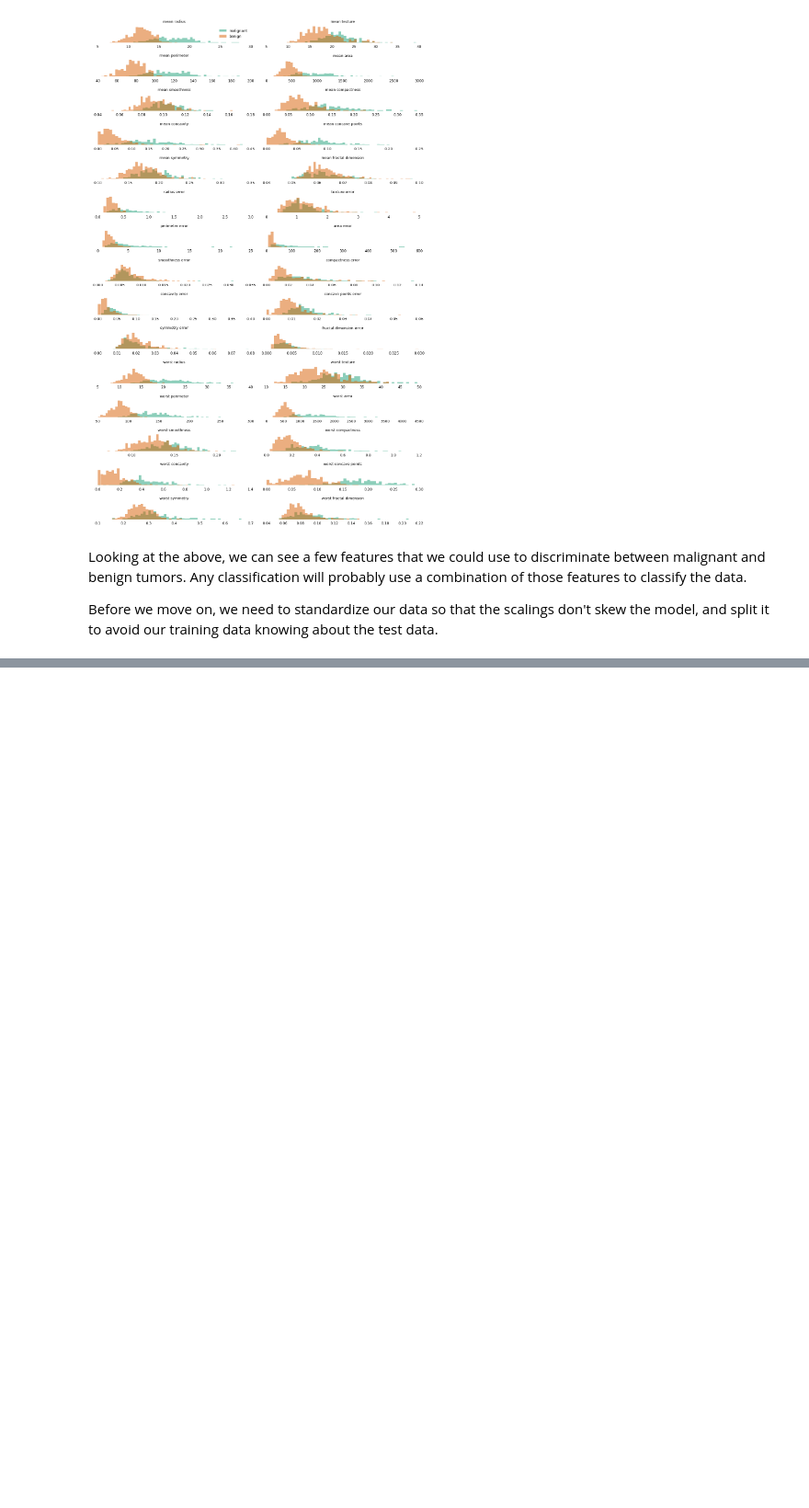
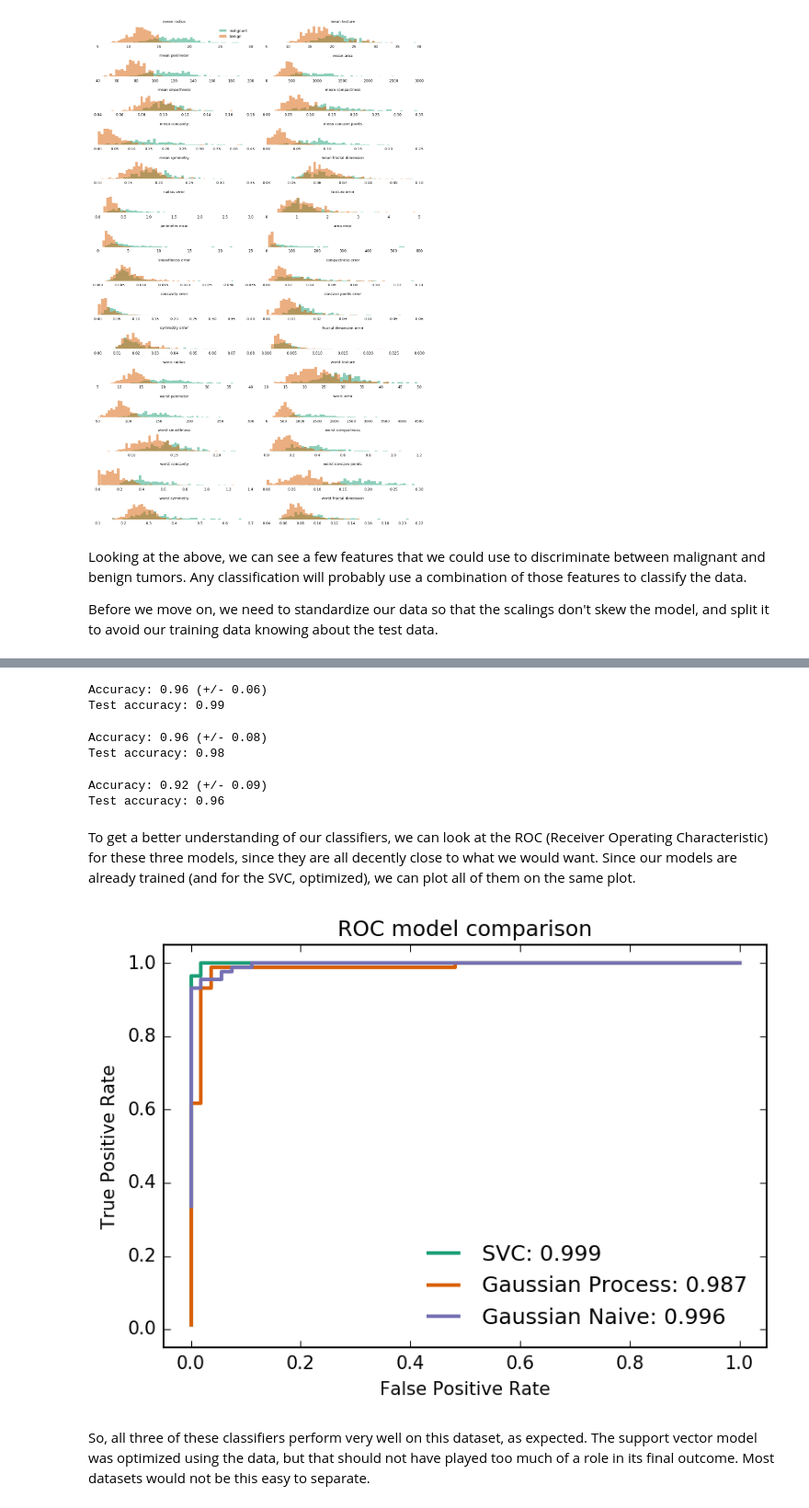
Before and after one commit to mmoran0032/breast_cancer, a Jupyter notebook: exploratory.ipynb, the cells around one changed output, grey strips where cells are left out. Shown: that part at 92% size. Cells and saved outputs as stored; diff of their text form; code cells hidden in the pictures; blank space fills up the shorter version.

Commit message:
final rgular classifier comparison

```diff
--- a/exploratory.ipynb
+++ b/exploratory.ipynb
@@ -85,0 +100,64 @@ X_test_std = scaler.transform(X_test)
+# %%
+from sklearn.model_selection import cross_val_score
+
+svc = SVC(probability=True, gamma=1e-2)
+scores = cross_val_score(svc, X_train_std, y_train, cv=10)
+svc.fit(X_train_std, y_train)
+test_scores = svc.predict(X_holdout_std) == y_holdout
+
+print('Accuracy: {:.2f} (+/- {:.2f})'.format(scores.mean(), scores.std() * 2))
+print('Test accuracy: {:.2f}'.format(test_scores.mean()))
+# %% [output]
+Accuracy: 0.96 (+/- 0.06)
+Test accuracy: 0.99
+# %%
+from sklearn.gaussian_process import GaussianProcessClassifier
+
+gpc = GaussianProcessClassifier()
+scores = cross_val_score(gpc, X_train_std, y_train, cv=10)
+gpc.fit(X_train_std, y_train)
+test_scores = gpc.predict(X_holdout_std) == y_holdout
+
+print('Accuracy: {:.2f} (+/- {:.2f})'.format(scores.mean(), scores.std() * 2))
+print('Test accuracy: {:.2f}'.format(test_scores.mean()))
+# %% [output]
+Accuracy: 0.96 (+/- 0.08)
+Test accuracy: 0.98
+# %%
+from sklearn.naive_bayes import GaussianNB
+
+nb = GaussianNB()
+scores = cross_val_score(nb, X_train_std, y_train, cv=10)
+nb.fit(X_train_std, y_train)
+test_scores = nb.predict(X_holdout_std) == y_holdout
+
+print('Accuracy: {:.2f} (+/- {:.2f})'.format(scores.mean(), scores.std() * 2))
+print('Test accuracy: {:.2f}'.format(test_scores.mean()))
+# %% [output]
+Accuracy: 0.92 (+/- 0.09)
+Test accuracy: 0.96
+# %% [markdown]
+To get a better understanding of our classifiers, we can look at the ROC (Receiver Operating Characteristic) for these three models, since they are all decently close to what we would want. Since our models are already trained (and for the SVC, optimized), we can plot all of them on the same plot.
+# %%
+from sklearn.metrics import roc_curve, auc
+
+models = [svc, gpc, nb]
+model_names = ['SVC', 'Gaussian Process', 'Gaussian Naive']
+
+for model, model_name in zip(models, model_names):
+    probas_ = model.predict_proba(X_holdout_std)
+    fpr, tpr, _ = roc_curve(y_holdout, probas_[:, 1])
+    roc_auc = auc(fpr, tpr)
+    plt.plot(fpr, tpr, lw=2, label='{}: {:.3f}'.format(model_name, roc_auc))
+
+plt.xlim([-0.05, 1.05])
+plt.ylim([-0.05, 1.05])
+plt.xlabel('False Positive Rate')
+plt.ylabel('True Positive Rate')
+plt.title('ROC model comparison')
+plt.legend(loc='lower right')
+plt.show()
+# %% [output]
+[figure, added]
+# %% [markdown]
+So, all three of these classifiers perform very well on this dataset, as expected. The support vector model was optimized using the data, but that should not have played too much of a role in its final outcome. Most datasets would not be this easy to separate.
```
Also changed, not shown: parts of 8 cells of this notebook.
